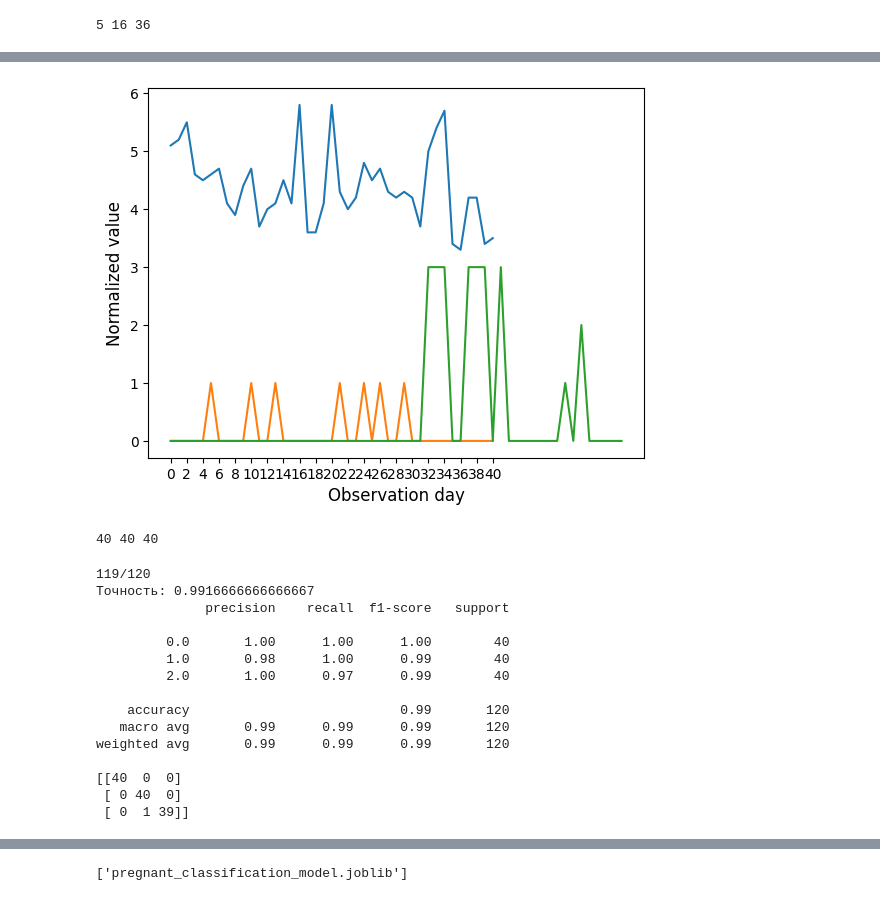
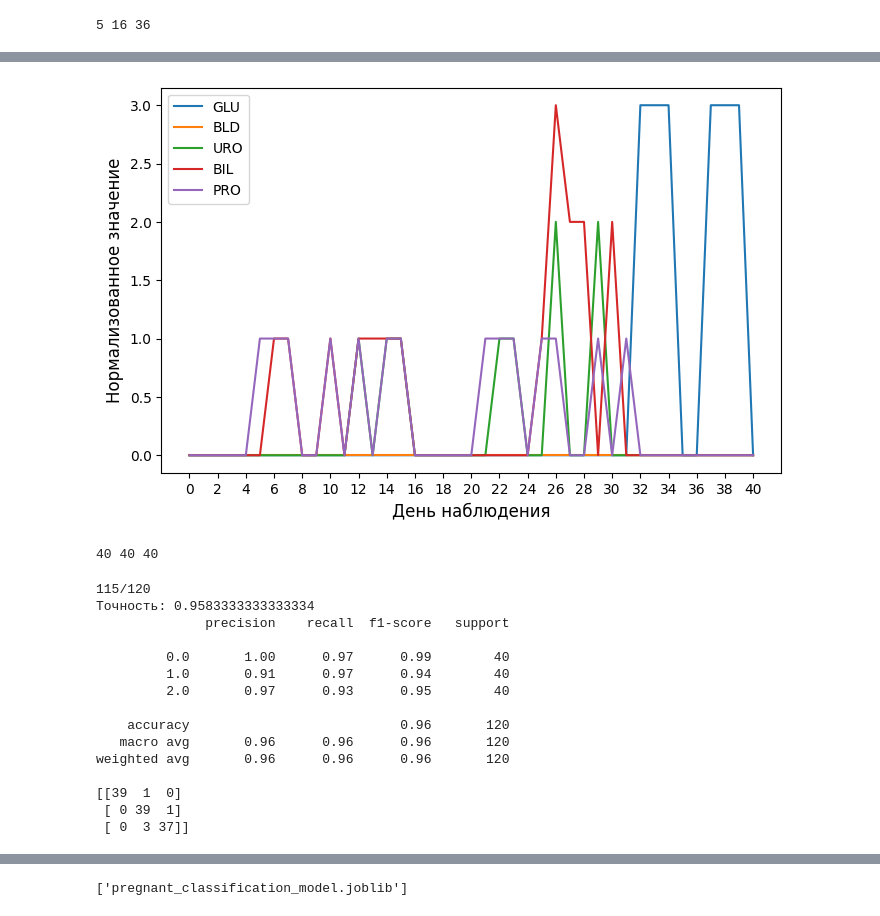
Before and after one commit to Valeriy023/deeplom, a Jupyter notebook: classifier.ipynb, the cells around one changed output, grey strips where cells are left out. Cells and saved outputs as stored; diff of their text form; code cells hidden in the pictures.

```diff
--- a/classifier.ipynb
+++ b/classifier.ipynb
@@ -287,21 +291,23 @@ x_train
 # %%
 #visualization
 xpoints = []
 for ipx in range(0,len(x['URO'][0:41])):
     if (ipx%2 == 0):
         xpoints.append(ipx)
 
-plt.figure()
-plt.plot(range(0,len(x['Глюкоза'][0:41])), x['Глюкоза'][0:41], label='Нижнее')
-plt.plot(range(0,len(x['KET'][0:41])), x['KET'][0:41], label= "Верхнее")
-plt.plot(range(0,len(x['GLU'])), x['GLU'], label= 'GLU')
-plt.xlabel("Observation day", fontsize=12, labelpad=None, loc=None)
+plt.figure(figsize=[8,5])
+plt.plot(range(0,len(x['GLU'][0:41])), x['GLU'][0:41], label='GLU')
+plt.plot(range(0,len(x['BLD'][0:41])), x['BLD'][0:41], label='BLD')
+plt.plot(range(0,len(x['URO'][0:41])), x['URO'][0:41], label='URO')
+plt.plot(range(0,len(x['BIL'][0:41])), x['BIL'][0:41], label= 'BIL')
+plt.plot(range(0,len(x['PRO'][0:41])), x['PRO'][0:41], label= 'PRO')
+plt.xlabel("День наблюдения", fontsize=12, labelpad=None, loc=None)
 plt.xticks(xpoints)
-plt.ylabel("Normalized value", fontsize=12, labelpad=None, loc=None)
-#plt.legend()
+plt.ylabel("Нормализованное значение", fontsize=12, labelpad=None, loc=None)
+plt.legend()
 plt.show()
 # %% [output]
-[figure, old version]
+[figure, new version]
 # %%
 #test sample generation
 n_samples = 40
@@ -425,20 +431,20 @@ def classify(model_type:str, x, y, gestation_period):
 #gp = x['Неделя_беременности']
 #y_test = x['Класс']
 #x_test = x.loc[:, 'Боль_внизу_живота':'Глюкоза']
-classify('XGBoost', x_test, y_test, gp)
+classify('SingleTree', x_test, y_test, gp)
 # %% [output]
-119/120
-Точность: 0.9916666666666667
+115/120
+Точность: 0.9583333333333334
               precision    recall  f1-score   support
 
-         0.0       1.00      1.00      1.00        40
-         1.0       0.98      1.00      0.99        40
-         2.0       1.00      0.97      0.99        40
+         0.0       1.00      0.97      0.99        40
+         1.0       0.91      0.97      0.94        40
+         2.0       0.97      0.93      0.95        40
 
-    accuracy                           0.99       120
-   macro avg       0.99      0.99      0.99       120
-weighted avg       0.99      0.99      0.99       120
+    accuracy                           0.96       120
+   macro avg       0.96      0.96      0.96       120
+weighted avg       0.96      0.96      0.96       120
 
-[[40  0  0]
- [ 0 40  0]
- [ 0  1 39]]
+[[39  1  0]
+ [ 0 39  1]
+ [ 0  3 37]]
```
Also changed, not shown: parts of 13 cells of this notebook.
